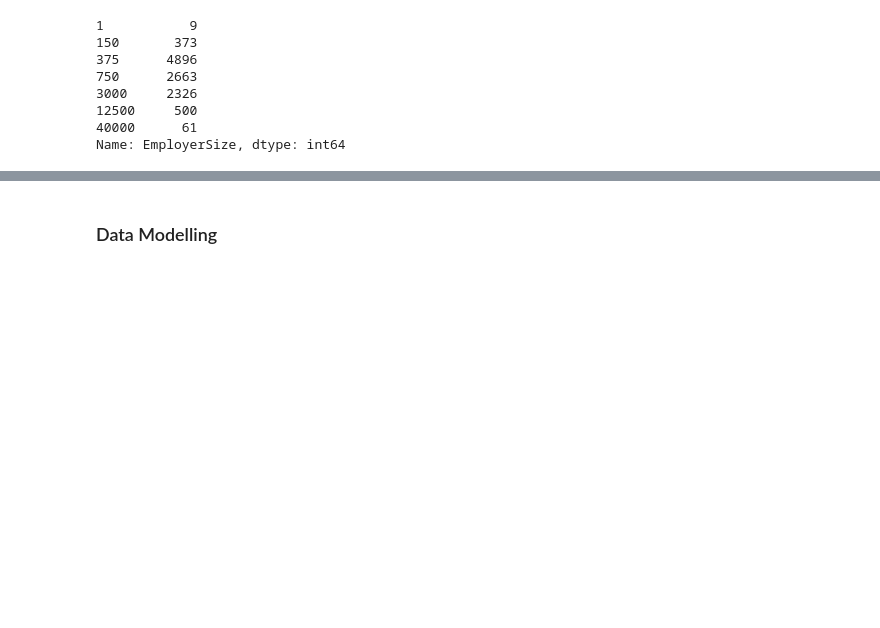
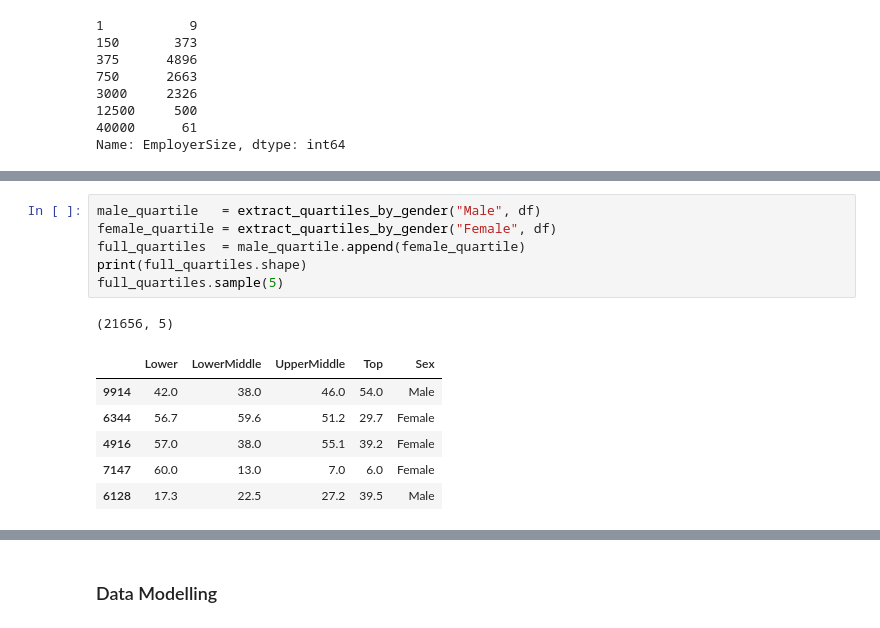
Before and after one commit to leanguardia/gender-pay-gap-uk, a Jupyter notebook: UK-Gender-Pay-Gap.ipynb, the cells around one changed output, grey strips where cells are left out. Cells and saved outputs as stored; diff of their text form; blank space fills up the shorter version.

```diff
--- a/UK-Gender-Pay-Gap.ipynb
+++ b/UK-Gender-Pay-Gap.ipynb
@@ -163,0 +183,14 @@ axs[1].plot(range(0,7), np.sort(df.EmployerSizeLog.unique()), marker=".")
+# %%
+male_quartile   = extract_quartiles_by_gender("Male", df)
+female_quartile = extract_quartiles_by_gender("Female", df)
+full_quartiles  = male_quartile.append(female_quartile)
+print(full_quartiles.shape)
+full_quartiles.sample(5)
+# %% [output]
+(21656, 5)
+|  | Lower | LowerMiddle | UpperMiddle | Top | Sex |
+| 9914 | 42.0 | 38.0 | 46.0 | 54.0 | Male |
+| 6344 | 56.7 | 59.6 | 51.2 | 29.7 | Female |
+| 4916 | 57.0 | 38.0 | 55.1 | 39.2 | Female |
+| 7147 | 60.0 | 13.0 | 7.0 | 6.0 | Female |
+| 6128 | 17.3 | 22.5 | 27.2 | 39.5 | Male |
```
Also changed, not shown: parts of 14 cells of this notebook.
